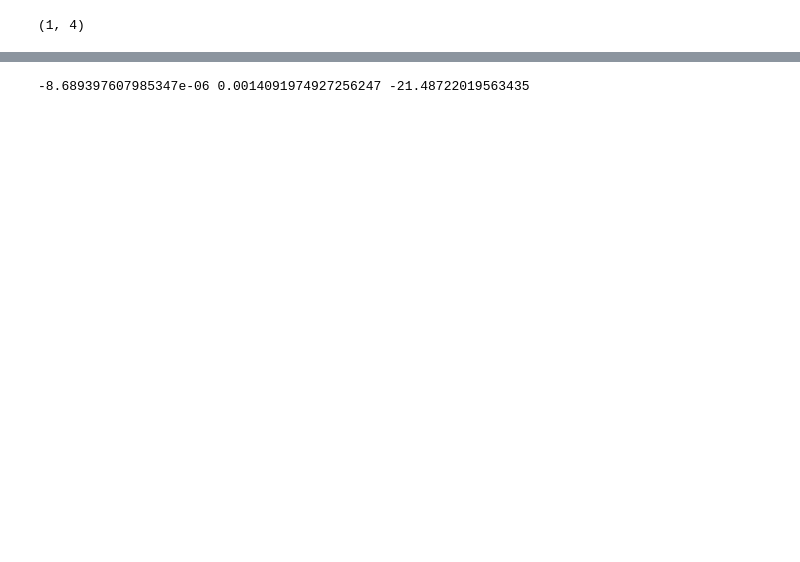
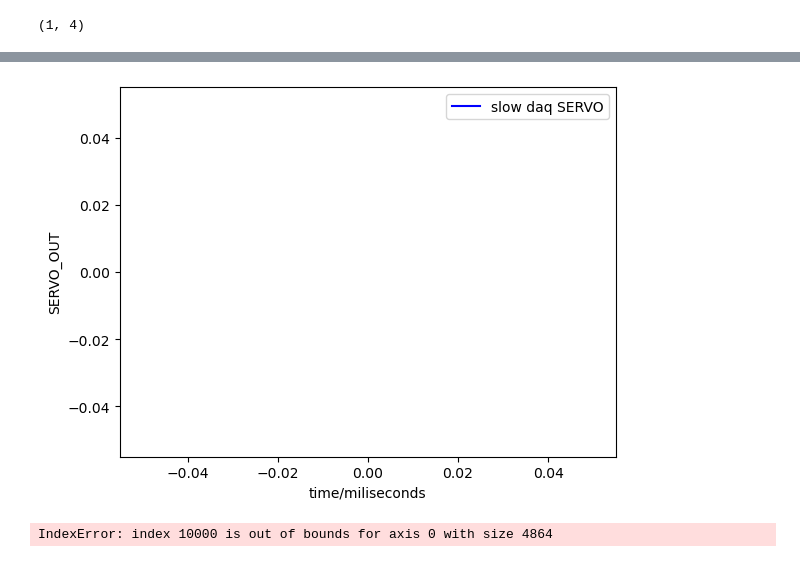
Before and after one commit to SBC-Collaboration/LAr10Ana, a Jupyter notebook: nb/rzhang/Piezo-Waveforms.ipynb, the cells around one changed output, grey strips where cells are left out. Saved outputs shown, nothing was run; the diff lists cells and outputs as text; code cells hidden in the pictures; blank space fills up the shorter version.

```diff
--- a/nb/rzhang/Piezo-Waveforms.ipynb
+++ b/nb/rzhang/Piezo-Waveforms.ipynb
@@ -141,0 +209,35 @@ time_fit_range = time_list_ms[starting_indx:ending_indx]
+# %%
+slowdaq_SERVO = data["slow_daq"]['SERVO3321_OUT']
+
+fig, ax1 = plt.subplots()
+# startpoint = 10000
+# endpoint = 10730
+startpoint = 10815
+endpoint = 10910
+l1 = ax1.plot(slowdaq_time[startpoint:endpoint],slowdaq_SERVO[startpoint:endpoint], label="slow daq SERVO",color="blue")
+
+ax1.set_xlabel("time/miliseconds")
+ax1.set_ylabel("SERVO_OUT")
+# ax1.set_xlim(10000, 820)
+# ax1.set_ylim(7.5,12)
+ax1.legend()
+
+
+slowdaq_SERVO_sync = slowdaq_SERVO[startpoint:endpoint]
+# %% [output]
+[figure, added]
+# %%
+#find the starting time should be around 2.25 bar
+print(slowdaq_PT[10000], "bar")
+slowdaq_startpoint = 0
+window_length = 10
+pressure_threshold_slowdaq = 4.5
+for i in range(window_length+1,len(slowdaq_PT),1):
+    if slowdaq_PT[i-window_length]<pressure_threshold_slowdaq and slowdaq_PT[i]>pressure_threshold_slowdaq: # before the window length, the value is below 5 bar and afterwards, the pressure if higher
+    # if slowdaq_PT[i-window_length]<5:
+        slowdaq_startpoint=i*10 # recorde the time in miliseond
+        break
+print(slowdaq_startpoint,"ms")
+print(slowdaq_PT[int(slowdaq_startpoint/10)],"bar")
+# %% [output]
+IndexError: index 10000 is out of bounds for axis 0 with size 4864
@@ -147,8 +336,7 @@ print(a, b, c)
 
 # find t0
 t0_fitted = round(-b/(2*a),3)
+print(a,b,c)
-# %% [output]
--8.689397607985347e-06 0.0014091974927256247 -21.48722019563435
 # %%
 # generate the fitting and plot it in the same graph
 qua_fitting = [round(a*i**2+b*i+c,3) for i in time_fit_range]
```
Also changed, not shown: parts of 19 cells of this notebook, 15 other files.
